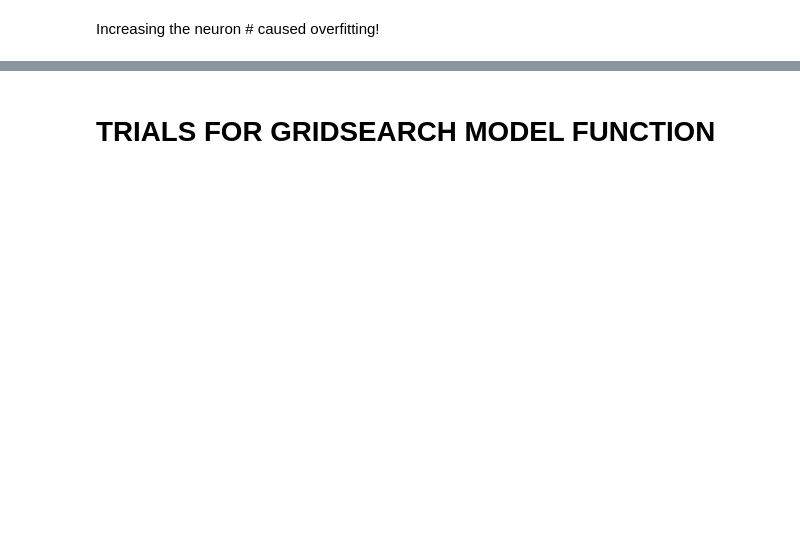
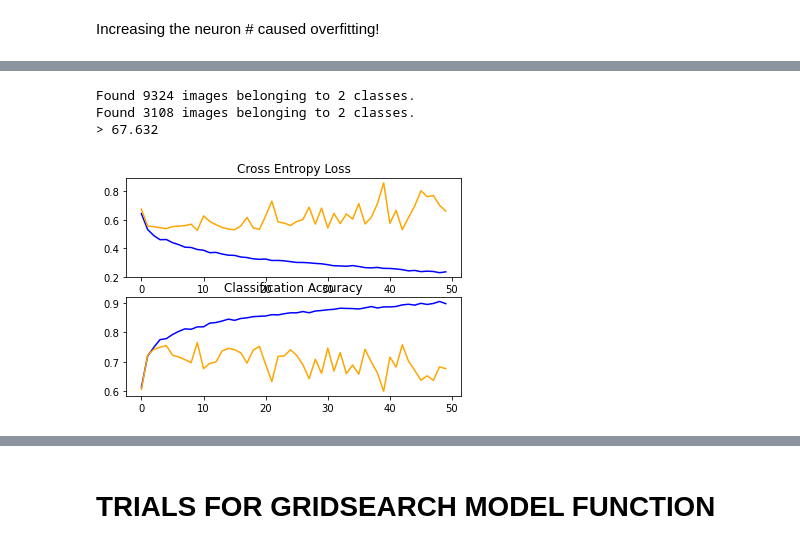
Before and after one commit to cetiners/gun_detector, a Jupyter notebook: ogibranch.ipynb, the cells around one changed output, grey strips where cells are left out. Saved outputs shown, nothing was run; the diff lists cells and outputs as text; code cells hidden in the pictures; blank space fills up the shorter version.

```diff
--- a/ogibranch.ipynb
+++ b/ogibranch.ipynb
@@ -324,0 +334,4 @@ FileNotFoundError: [Errno 2] No such file or directory: 'data/cooked/train\\pist
+# %%
+# evaluate model
+_, acc = classifier3.evaluate(test_set, steps=len(test_set))
+print('> %.3f' % (acc * 100.0))
@@ -370,0 +491,76 @@ history4 = classifier4.fit(
+# %%
+# baseline model with data augmentation for the dogs vs cats dataset
+import sys
+from matplotlib import pyplot
+from keras.utils import to_categorical
+from keras.models import Sequential
+from keras.layers import Conv2D
+from keras.layers import MaxPooling2D
+from keras.layers import Dense
+from keras.layers import Flatten
+from keras.optimizers import SGD
+from keras.preprocessing.image import ImageDataGenerator
+
+# define cnn model
+def define_model():
+	model = Sequential()
+	model.add(Conv2D(32, (3, 3), activation='relu', kernel_initializer='he_uniform', padding='same', input_shape=(200, 200, 3)))
+	model.add(MaxPooling2D((2, 2)))
+	model.add(Conv2D(64, (3, 3), activation='relu', kernel_initializer='he_uniform', padding='same'))
+	model.add(MaxPooling2D((2, 2)))
+	model.add(Conv2D(128, (3, 3), activation='relu', kernel_initializer='he_uniform', padding='same'))
+	model.add(MaxPooling2D((2, 2)))
+	model.add(Flatten())
+	model.add(Dense(128, activation='relu', kernel_initializer='he_uniform'))
+	model.add(Dense(1, activation='sigmoid'))
+	# compile model
+	opt = SGD(lr=0.001, momentum=0.9)
+	model.compile(optimizer=opt, loss='binary_crossentropy', metrics=['accuracy'])
+	return model
+
+# plot diagnostic learning curves
+def summarize_diagnostics(history):
+	# plot loss
+	pyplot.subplot(211)
+	pyplot.title('Cross Entropy Loss')
+	pyplot.plot(history.history['loss'], color='blue', label='train')
+	pyplot.plot(history.history['val_loss'], color='orange', label='test')
+	# plot accuracy
+	pyplot.subplot(212)
+	pyplot.title('Classification Accuracy')
+	pyplot.plot(history.history['accuracy'], color='blue', label='train')
+	pyplot.plot(history.history['val_accuracy'], color='orange', label='test')
+	# save plot to file
+	#filename = sys.argv[0].split('/')[-1]
+	#pyplot.savefig(filename + '_plot.png')
+	#pyplot.close()
+
+# run the test harness for evaluating a model
+def run_test_harness():
+	# define model
+	model = define_model()
+	# create data generators
+	train_datagen = ImageDataGenerator(rescale=1.0/255.0,
+		width_shift_range=0.1, height_shift_range=0.1, horizontal_flip=True)
+	test_datagen = ImageDataGenerator(rescale=1.0/255.0)
+	# prepare iterators
+	train_it = train_datagen.flow_from_directory('data/cooked/train/',
+		class_mode='binary', batch_size=64, target_size=(200, 200))
+	test_it = test_datagen.flow_from_directory('data/cooked/test/',
+		class_mode='binary', batch_size=64, target_size=(200, 200))
+	# fit model
+	history = model.fit(train_it, steps_per_epoch=len(train_it),
+		validation_data=test_it, validation_steps=len(test_it), epochs=50, verbose=0)
+	# evaluate model
+	_, acc = model.evaluate(test_it, steps=len(test_it), verbose=0)
+	print('> %.3f' % (acc * 100.0))
+	# learning curves
+	summarize_diagnostics(history)
+
+# entry point, run the test harness
+run_test_harness()
+# %% [output]
+Found 9324 images belonging to 2 classes.
+Found 3108 images belonging to 2 classes.
+> 67.632
+[figure, added]
```
Also changed, not shown: parts of 15 cells of this notebook.
